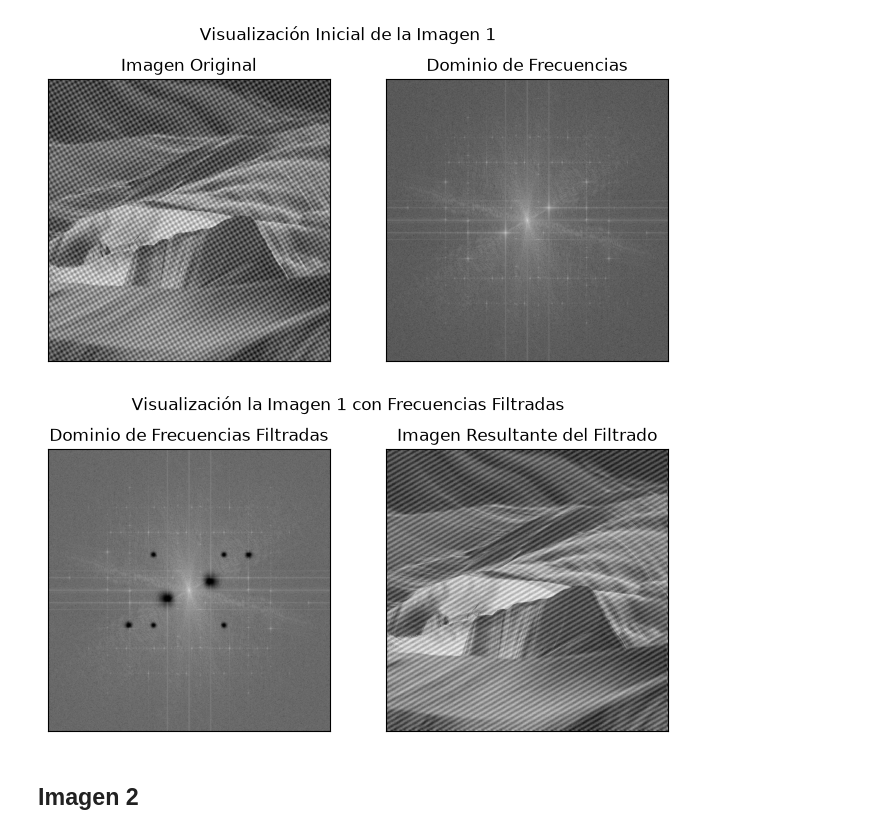
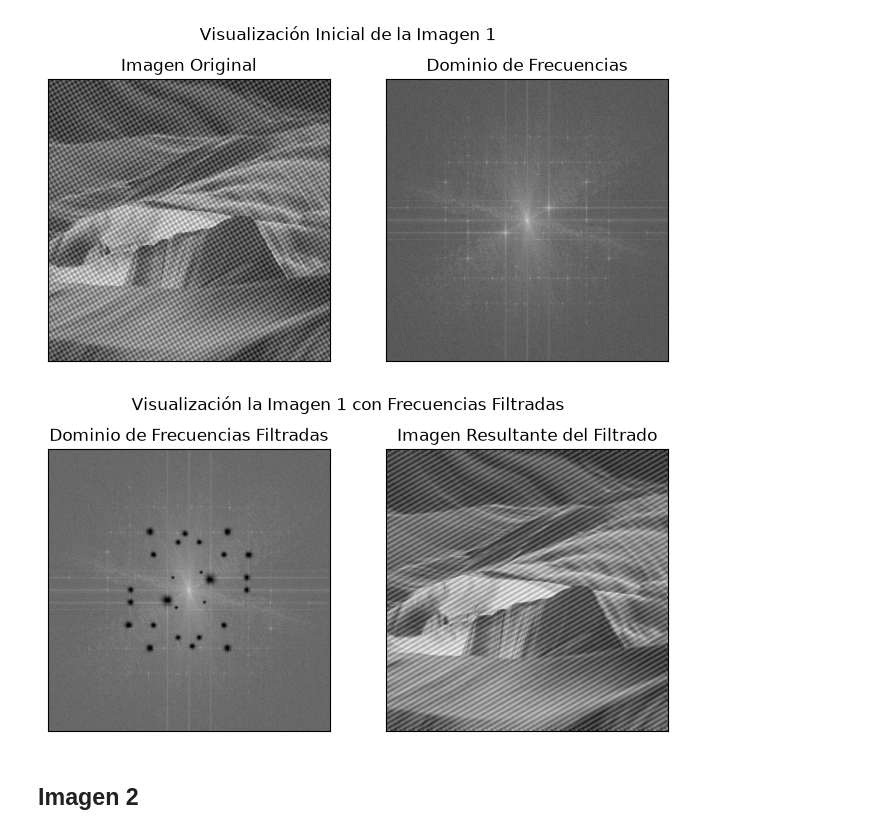
Before and after one commit to alexisuaguilaru/ProcDigImg, a Jupyter notebook: Proy04/proyecto.ipynb, the cells around one changed output. Saved outputs shown, nothing was run; the diff lists cells and outputs as text; code cells hidden in the pictures.

```diff
--- a/Proy04/proyecto.ipynb
+++ b/Proy04/proyecto.ipynb
@@ -273,16 +273,25 @@ initial_description(img_1, fft_1, name_1);
 # %%
 fig, filtered_img_1 = apply_frequencies_filter(
     fft_1,
     name_1,
     [
-        ((60, -25), 0.02, 2),
+        ((60, -30), 0.01, 2),
         ((100, 100), 0.001, 2),
         ((100, -100), 0.001, 2),
         ((170, -100), 0.001, 2),
+        ((110, 165), 0.001, 2),
+        ((-110, 165), 0.001, 2),
+        ((45, 35), 0.001, 2),
+        ((35, -50), 0.001, 2),
+        ((165, 0), 0.001, 2),
+        ((165, -35), 0.001, 2),
+        ((10, 160), 0.001, 2),
+        ((30, 135), 0.001, 2),
+        ((-30, 135), 0.001, 2),
     ]
 );
 # %% [output]
-[figure, old version]
+[figure, new version]
 # %% [markdown]
 ## Imagen 2
 # %%
```
Also changed, not shown: parts of 1 cell of this notebook, 4 other files.
